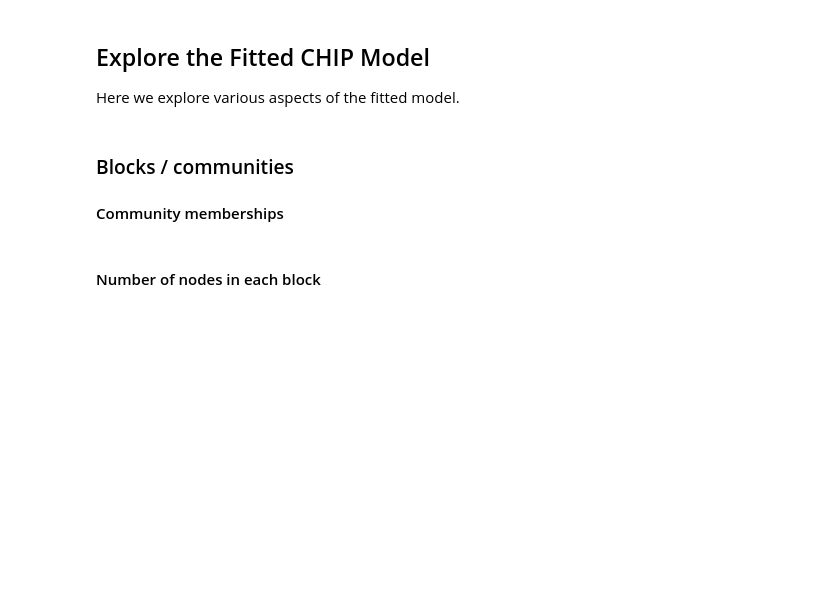
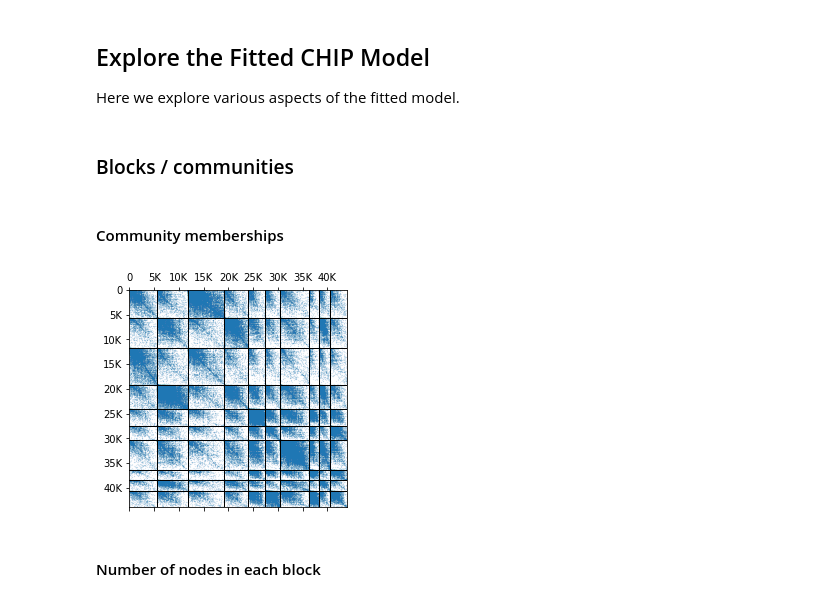
Before and after one commit to IdeasLabUT/CHIP-Network-Model, a Jupyter notebook: exploratory_analysis/facebook_wallposts_exploratory_analysis.ipynb, the cells around one changed output. Drawn from its saved outputs; the diff is of its cells as text; code cells hidden in the pictures; blank space fills up the shorter version.

```diff
--- a/exploratory_analysis/facebook_wallposts_exploratory_analysis.ipynb
+++ b/exploratory_analysis/facebook_wallposts_exploratory_analysis.ipynb
@@ -103,34 +103,37 @@ bp_alpha = bp_m * bp_beta
 Here we explore various aspects of the fitted model.
 # %% [markdown]
 ### Blocks / communities
-#### Community memberships
+# %% [markdown]
+#### Community memberships
 # %%
 num_nodes = len(node_membership)
 community_membership = utils.node_membership_to_community_membership(node_membership, num_classes)
 community_size = [len(community) for community in community_membership]
 node_ids = np.concatenate(community_membership)
 sorting_map = {}
 for i in range(node_ids.shape[0]):
     sorting_map[node_ids[i]] = i
 
 sorted_adj = np.zeros((num_nodes, num_nodes), dtype=np.int)
 
-for (u, v), event_times in fb_event_dict.items():
+for (u, v), event_times in data_event_dict.items():
     if len(event_times) != 0:
         sorted_adj[sorting_map[u], sorting_map[v]] = 1
 
 plt.spy(sorted_adj, marker='.', markersize=0.1, precision=0)
 cumulative_community_size = 0
 for com_size in community_size:
     cumulative_community_size += com_size
     plt.axhline(cumulative_community_size, color='black', linewidth=1)
     plt.axvline(cumulative_community_size, color='black', linewidth=1)
 
 ticks = np.arange(0, num_nodes, 5000)
 plt.yticks(ticks, [f'{int(t / 1000)}{"K" if t >= 1000 else ""}' for t in ticks])
 plt.xticks(ticks, [f'{int(t / 1000)}{"K" if t >= 1000 else ""}' for t in ticks])
 
 plt.show()
+# %% [output]
+[figure, added]
 # %% [markdown]
 #### Number of nodes in each block
 # %%
```
Also changed, not shown: parts of 7 cells of this notebook, 6 other files.
